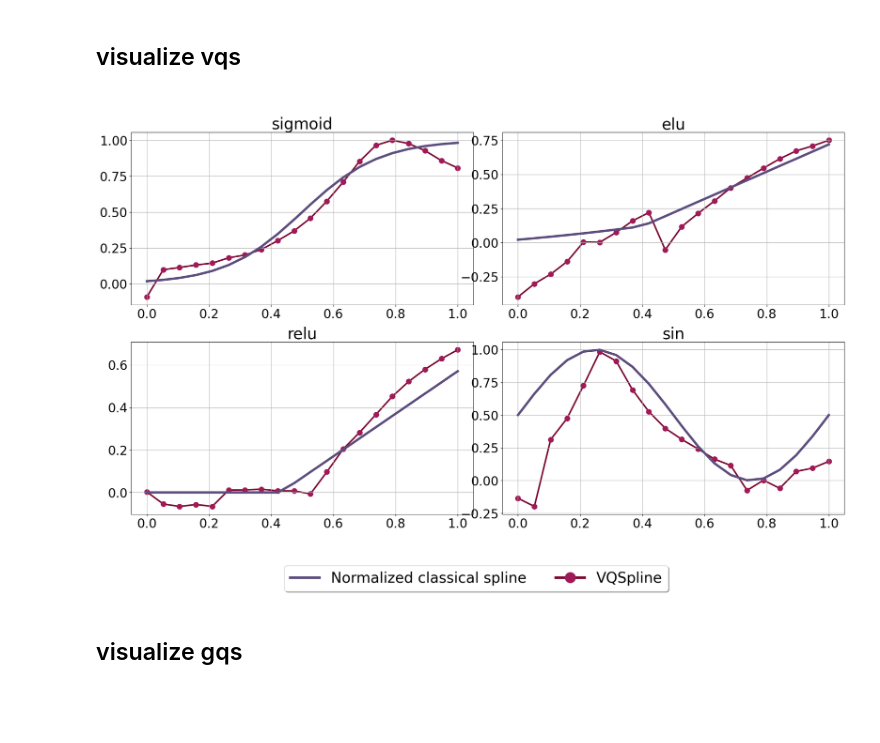
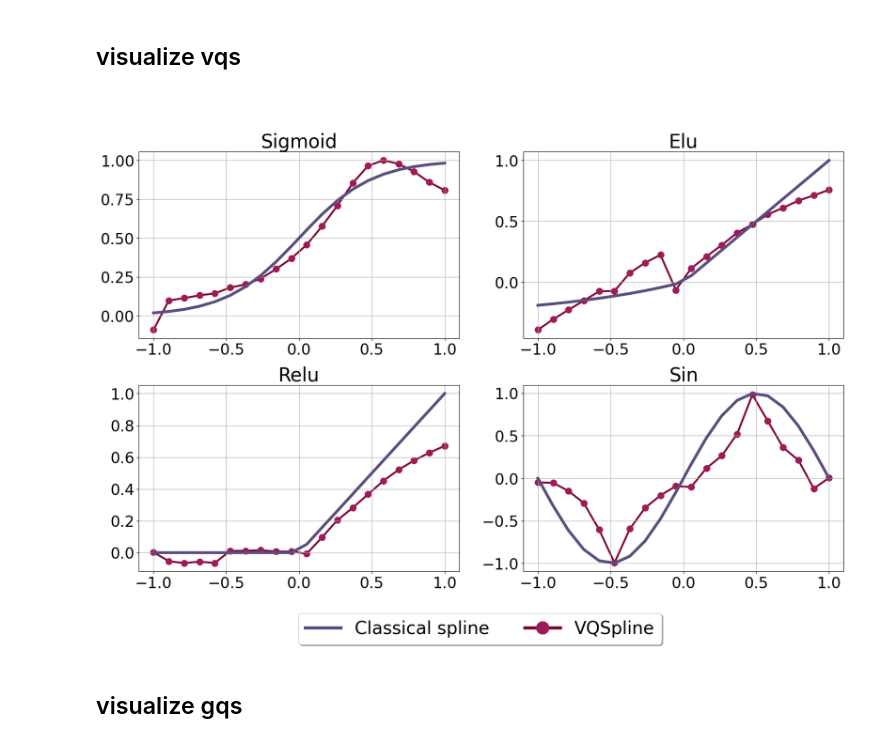
Before and after one commit to inajetovic/Variational-Quantum-Splines, a Jupyter notebook: tabular_results2.ipynb, the cells around one changed output. Drawn from its saved outputs; the diff is of its cells as text; code cells hidden in the pictures; blank space fills up the shorter version.

```diff
--- a/tabular_results2.ipynb
+++ b/tabular_results2.ipynb
@@ -36,16 +52,14 @@ for flab, fun in func_out.items():
 # %% [markdown]
 ## Best models vqs
 # %%
-func_dict, func_out = get_func('vqs')
-lower = -1.
-upper = 1.
+func_dict, func_out, lower, upper = get_func('vqs')
 nq = 1
 n_step = 20
 step = (upper-lower)/n_step
-x = np.arange(-1, 1, step).tolist()
+x = np.arange(lower, upper, step).tolist()
 from utils import *
 best=[]
-
+a= []
 for k, el in vqs.items():
     #function dependant
     flab = k[:-2]
@@ -53,6 +67,7 @@ for k, el in vqs.items():
     f_i = func_dict[flab]
     y = [func(value,f_i) for value in x]
     metrics = []
+    metrics2 = []
     yfq= []
     #model dependant
     for i, model in el.iterrows():
@@ -60,11 +75,12 @@ for k, el in vqs.items():
         qc_full = []
         for j in range(len(x)):
             point = [1,x[j]]
-            qc_full.append(qprod.direct_prod2(model.weights[j],point))
+            qc_full.append(qprod.direct_prod2(model.weights[j],point).item())
         yfq.append(qc_full)
         metrics.append(mean_squared_error(y,qc_full)/(np.max(y)-np.min(y)))
     tmp = el.iloc[np.argmin(metrics)]
-    tmp['nrmse'] = np.max(metrics)
+    a.append(qc_full)
+    tmp['nrmse'] = np.min(metrics)
     tmp['flab'] = flab
     tmp['y_q'] = yfq[np.argmin(metrics)]
     tmp['knots'] = n_step
@@ -73,9 +98,7 @@ vqs_best = pd.DataFrame([a for a in best]).reset_index(drop=True)
 # %% [markdown]
 ## Best model gqs
 # %%
-func_dict, func_out = get_func('gqs')
-lower = 0.
-upper = 1.
+func_dict, func_out, lower, upper = get_func('gqs')
 pnq = {'3':(3,8),
         '4':(4,16)}
 
@@ -105,7 +128,7 @@ for k, el in gqs.items():
         yfq.append(y_fq)
 
     tmp = el.iloc[np.argmin(metrics)]
-    tmp['nrmse'] = np.max(metrics)
+    tmp['nrmse'] = np.min(metrics)
     tmp['flab'] = flab
     tmp['y_q'] = yfq[np.argmin(metrics)]
     tmp['knots'] = n_step
@@ -126,57 +161,61 @@ vqs_best
 # %% [markdown]
 ## visualize vqs
 # %%
+func_dict, func_out, lower, upper = get_func('vqs')
+
 j = 0
 k = 0
 rss=[]
+#FIG OPTION
+
 fig = plt.figure(tight_layout = False, figsize=(20,12))
-
+fig.tight_layout()
 fig.suptitle('Figure title')
 axE = fig.subfigures(1,1,)
 
 fig.suptitle(f'{flab}',fontsize=36)
 
 ax = axE.subplots(nrows=2, ncols=2, sharey=False,)
-fig.subplots_adjust(hspace=4)
+fig.subplots_adjust(hspace=0.25)
 
 for i, el in vqs_best.iterrows():
     y_fq = el['y_q']
     nq, n_step = 1, 20
     flab = el.flab
     func = func_out[flab]
     f_i = func_dict[flab]
     xx = np.linspace(lower, upper, n_step) ##inputs sampling in the interval 0,1
     y = [func(value,f_i) for value in xx]
-
-    ax[k][j].tick_params(axis='both', which='major', labelsize=24)
-    ax[k][j].grid(zorder = -3)
-    ax[k][j].plot(xx,y,  label=f"Original function scaled {n_step}", color = '#5c4d7d',linewidth=4.5)
+    axa = ax[k][j]
+    axa.tick_params(axis='both', which='major', labelsize=24)
+    axa.grid(zorder = -3)
+    axa.plot(xx,y,  label=f"Original function scaled {n_step}", color = '#5c4d7d',linewidth=4.5)
 
     colorl = '#7a0632'
     colors = '#a01a58'
-    ax[k][j].plot(xx,y_fq, color=colorl, zorder= -1, lw=3)
-    ax[k][j].scatter(xx,(y_fq), color=colors, linewidths=5)
+    axa.plot(xx,y_fq, color=colorl, zorder= -1, lw=3)
+    axa.scatter(xx,(y_fq), color=colors, linewidths=5)
     #plt.scatter(np.linspace(lower,upper,len(y_fq)),(y_q), label= f"hq {n_step}", color='blue')
     #plt.plot(np.linspace(lower,upper,len(y_fq)),(y_q), label= f"hq {n_step}", color='blue')
     #ax[i].text(0.35,0.87, f"rmse scaled = {rssss2:.4f}\n" \
     #    f"rmse classical = {rssss:.4f}\n", fontsize=14)
-    ax[k][j].set_title(f'{flab}',fontsize=30)
+    axa.set_title(f'{flab.capitalize()}',fontsize=30)
     j-=-1
     if(j%2==0):
         j = 0
         k -=-1
-handles = [mlines.Line2D([], [], color='#5c4d7d', linewidth=5, label='Normalized classical spline')]
+handles = [mlines.Line2D([], [], color='#5c4d7d', linewidth=5, label='Classical spline')]
 #handles.append(mlines.Line2D([], [], color='#1780a1', linewidth=5, label='classical spline'))
 handles.append(mlines.Line2D([], [], color=colorl, marker='.',linewidth=5,
                     markersize=40, label='VQSpline', markerfacecolor=colors, markeredgecolor=colors))
 
-lgd = axE.legend(handles = handles, loc='upper center', bbox_to_anchor=(0.5, -0.05),fancybox=True, shadow=True, ncol=5, fontsize = 28)
+lgd = axE.legend(handles = handles, loc='upper center', bbox_to_anchor=(0.5, 0.05),fancybox=True, shadow=True, ncol=5, fontsize = 28)
 
 
 
 fig.savefig(f'plots/n_vqsplot.png', bbox_extra_artists=(lgd,), bbox_inches='tight')
 # %% [output]
-[figure, old version]
+[figure, new version]
 # %% [markdown]
 ## visualize gqs
 # %%
```
Also changed, not shown: parts of 10 cells of this notebook, 22 other files.
